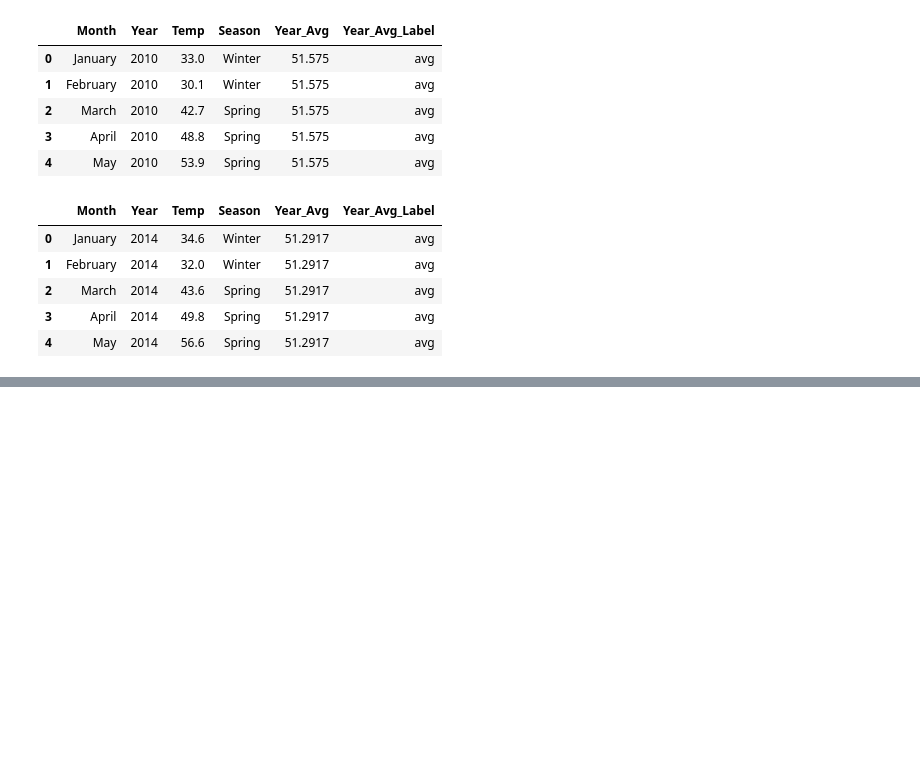
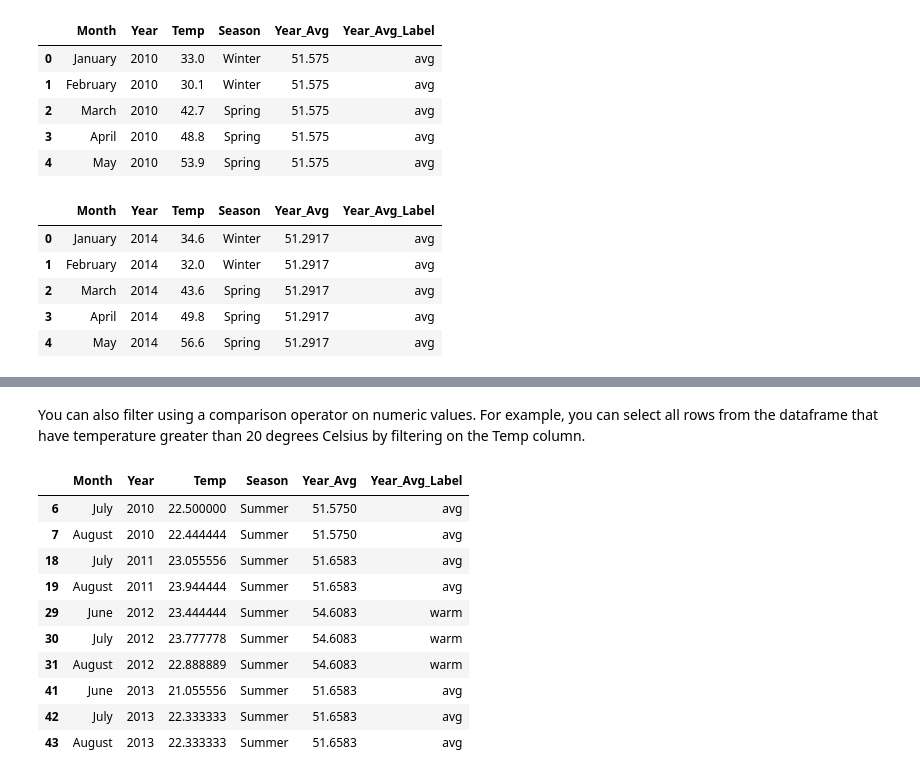
Before and after one commit to geo-py/ea-bootcamp-day-12, a Jupyter notebook: markb-data-wrangling-pandas.ipynb, the cells around one changed output, grey strips where cells are left out. Saved outputs shown, nothing was run; the diff lists cells and outputs as text; code cells hidden in the pictures; blank space fills up the shorter version.

```diff
--- a/markb-data-wrangling-pandas.ipynb
+++ b/markb-data-wrangling-pandas.ipynb
@@ -73,0 +82,10 @@ monthly_temp_2014_to_2017.head()
+# %%
+# define function to convert value(s) from fahrenheit to Celsius
+def fah_to_cel(x):
+
+    # convert values from Fahrenheit to Celsius = ((Fahrenheit - 32) / 1.8))
+    #can take a single value, single value variable, or numpy array as input
+    x = (x - 32) / 1.8
+
+    # returns value(s) converted from Fahrenheit to Celsius
+    return(x)
@@ -73,0 +98,7 @@ monthly_temp_2014_to_2017.head()
+# %%
+# replace values in 'temp' with the calculayed values from the
+# applied function 'fah_to_cel'
+monthly_temp_2010_to_2013["Temp"] = monthly_temp_2010_to_2013["Temp"].apply(fah_to_cel)
+
+# print .head() for 2010 to 2013 to see updated values
+monthly_temp_2010_to_2013.head()
@@ -73,0 +135,22 @@ monthly_temp_2014_to_2017.head()
+# %% [markdown]
+You can also filter using a comparison operator on numeric values. For example, you can select all rows from the dataframe that have temperature greater than 20 degrees Celsius by filtering on the Temp column.
+# %%
+# create new dataframe from filter on values in the 'Temp' column
+# greater than 20 degrees Celsius
+
+gt60_temp_2010_to_2013 = monthly_temp_2010_to_2013[monthly_temp_2010_to_2013.Temp > 20]
+
+# print new dataframe
+gt60_temp_2010_to_2013
+# %% [output]
+|  | Month | Year | Temp | Season | Year_Avg | Year_Avg_Label |
+| 6 | July | 2010 | 22.500000 | Summer | 51.5750 | avg |
+| 7 | August | 2010 | 22.444444 | Summer | 51.5750 | avg |
+| 18 | July | 2011 | 23.055556 | Summer | 51.6583 | avg |
+| 19 | August | 2011 | 23.944444 | Summer | 51.6583 | avg |
+| 29 | June | 2012 | 23.444444 | Summer | 54.6083 | warm |
+| 30 | July | 2012 | 23.777778 | Summer | 54.6083 | warm |
+| 31 | August | 2012 | 22.888889 | Summer | 54.6083 | warm |
+| 41 | June | 2013 | 21.055556 | Summer | 51.6583 | avg |
+| 42 | July | 2013 | 22.333333 | Summer | 51.6583 | avg |
+| 43 | August | 2013 | 22.333333 | Summer | 51.6583 | avg |
```
Also changed, not shown: parts of 31 cells of this notebook.
